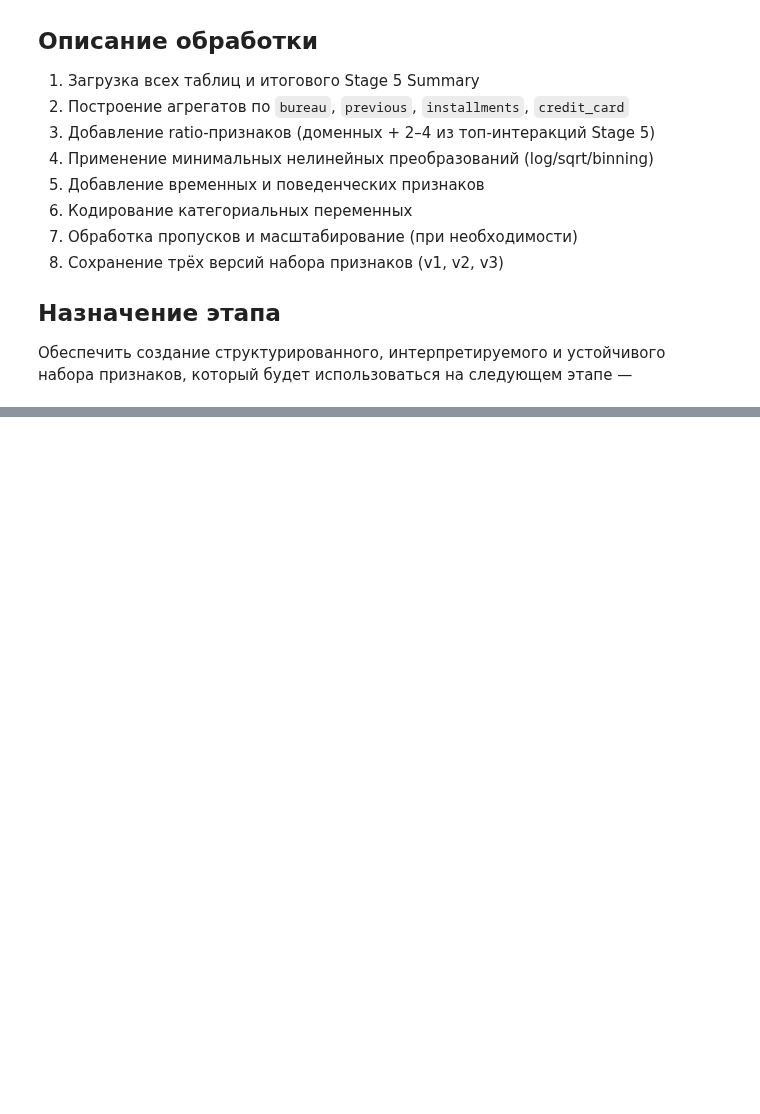
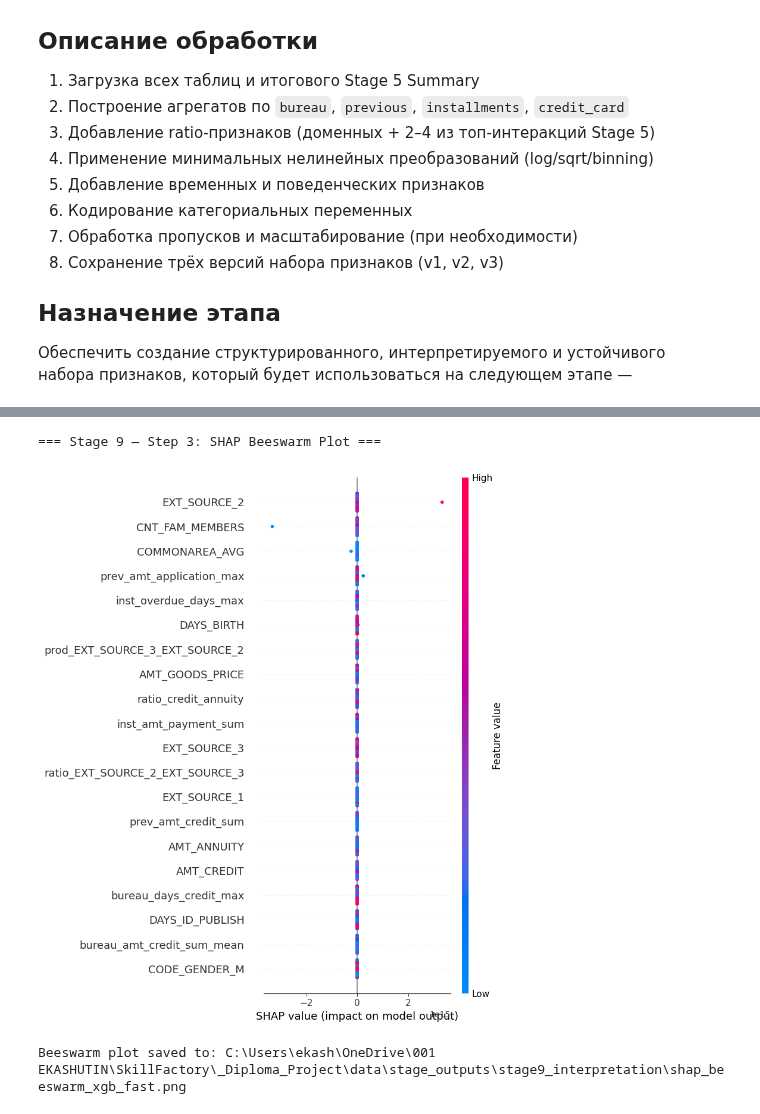
Before and after one commit to Kashutin1961/Diploma_Project, a Jupyter notebook: diploma_project.ipynb, the cells around one changed output, grey strips where cells are left out. Drawn from its saved outputs; the diff is of its cells as text; code cells hidden in the pictures; blank space fills up the shorter version.

```diff
--- a/diploma_project.ipynb
+++ b/diploma_project.ipynb
@@ -7240,0 +8612,20 @@ print("============================================================")
+# %%
+import numpy as np
+
+print("\n=== Stage 7 — Step 4.1: Clean Data for XGBoost ===")
+
+# ------------------------------------------------------------
+# 1. Замена inf / -inf на NaN
+# ------------------------------------------------------------
+X_train_clean = X_train.replace([np.inf, -np.inf], np.nan)
+X_valid_clean = X_valid.replace([np.inf, -np.inf], np.nan)
+
+# ------------------------------------------------------------
+# 2. Заполнение NaN нулями
+# ------------------------------------------------------------
+X_train_clean = X_train_clean.fillna(0)
+X_valid_clean = X_valid_clean.fillna(0)
+
+print("Очистка завершена.")
+print(f"X_train_clean: {X_train_clean.shape}, X_valid_clean: {X_valid_clean.shape}")
+print("Stage 7 — Step 4.1 завершен.\n")
@@ -7240,0 +10809,33 @@ print("============================================================")
+# %%
+# ============================================================
+# Stage 9 — Step 3: SHAP Beeswarm Plot (FAST)
+# ============================================================
+
+import matplotlib.pyplot as plt
+import shap
+
+print("\n=== Stage 9 — Step 3: SHAP Beeswarm Plot ===")
+
+# ------------------------------------------------------------
+# 1. SHAP summary beeswarm
+#    Используем X_valid_sample (быстрая версия)
+# ------------------------------------------------------------
+
+plt.figure(figsize=(12, 8))
+
+shap.summary_plot(
+    shap_values,               # SHAP values from Step 2
+    X_valid_sample,            # numpy array (subsampled)
+    feature_names=feature_names,
+    show=False
+)
+
+plt.tight_layout()
+plt.savefig(GLOBAL_STAGE9_DIR / "shap_beeswarm_xgb_fast.png", dpi=300)
+plt.show()
+
+print("Beeswarm plot saved to:", GLOBAL_STAGE9_DIR / "shap_beeswarm_xgb_fast.png")
+# %% [output]
+=== Stage 9 — Step 3: SHAP Beeswarm Plot ===
+[figure, added]
+Beeswarm plot saved to: C:\Users\ekash\OneDrive\001 EKASHUTIN\SkillFactory\_Diploma_Project\data\stage_outputs\stage9_interpretation\shap_beeswarm_xgb_fast.png
```
Also changed, not shown: parts of 65 cells of this notebook.
